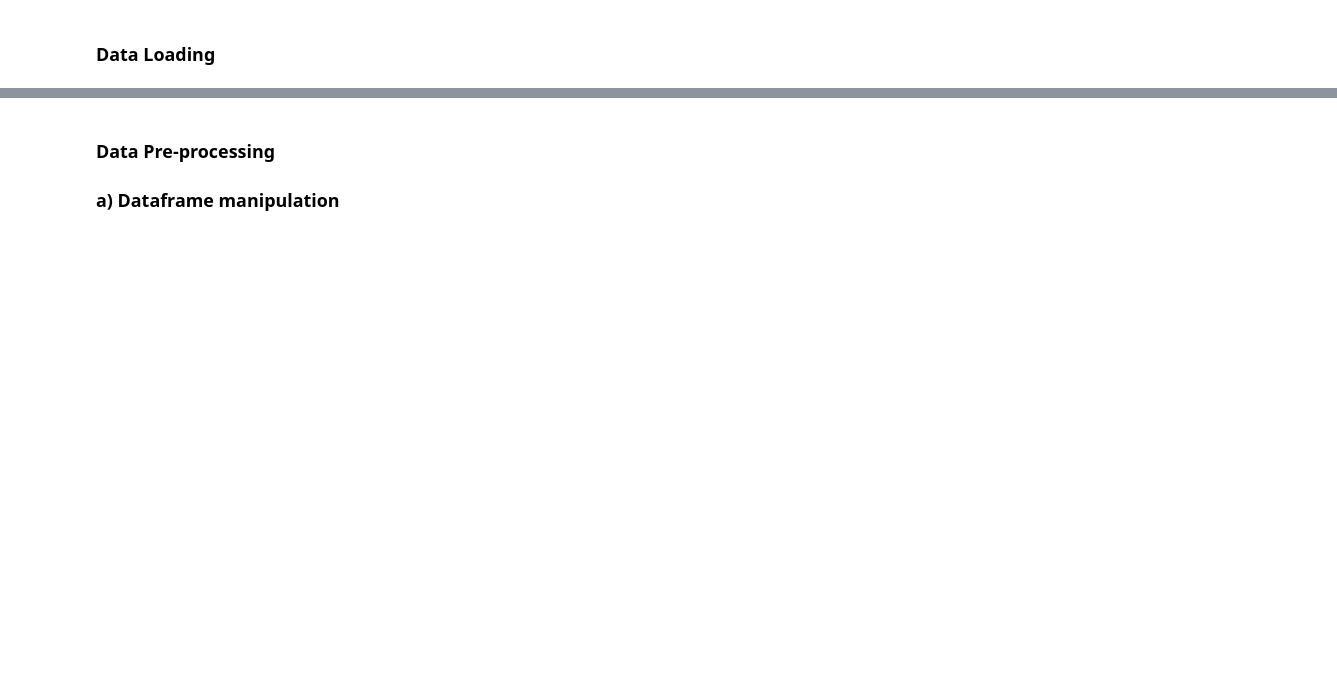
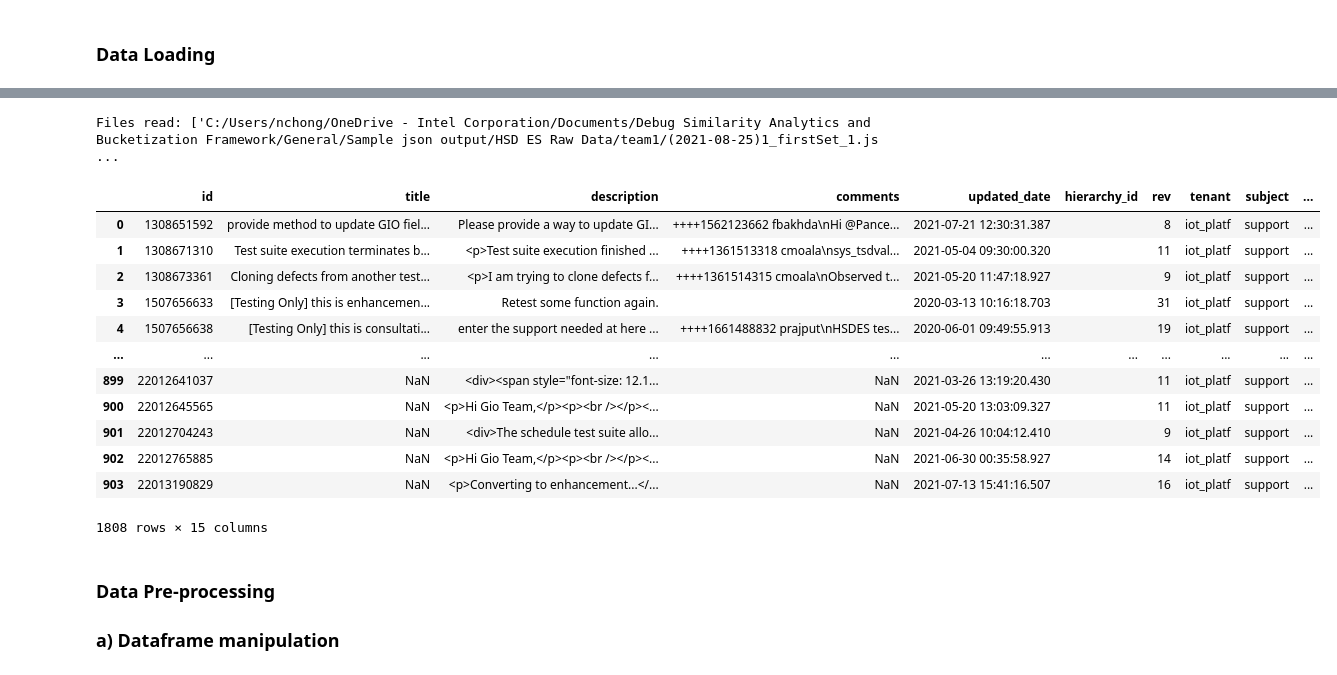
Before and after one commit to NicoleNL/ML-Track, a Jupyter notebook: Similarity_analytics_20210921.ipynb, the cells around one changed output, grey strips where cells are left out. Cells and saved outputs as stored; diff of their text form; code cells hidden in the pictures; blank space fills up the shorter version.

```diff
--- a/Similarity_analytics_20210921.ipynb
+++ b/Similarity_analytics_20210921.ipynb
@@ -93,8 +102,23 @@ df
 # %%
 #load only files that follow the agreed format, choose file by date
-# date= "2021-08-25"
-# df = data_loading(path,df=None,date = date)
-# df
+# df2 = data_loading(path,date_list=["2021-08-25","2021-10-11"])
+df2 = data_loading(path,date_list=["2021-08-25"])
+df2
+# %% [output]
+Files read: ['C:/Users/nchong/OneDrive - Intel Corporation/Documents/Debug Similarity Analytics and Bucketization Framework/General/Sample json output/HSD ES Raw Data/team1/(2021-08-25)1_firstSet_1.js ...
+|  | id | title | description | comments | updated_date | hierarchy_id | rev | tenant | subject | ... |
+| 0 | 1308651592 | provide method to update GIO fiel... | Please provide a way to update GI... | ++++1562123662 fbakhda\nHi @Pance... | 2021-07-21 12:30:31.387 |  | 8 | iot_platf | support | ... |
+| 1 | 1308671310 | Test suite execution terminates b... | <p>Test suite execution finished ... | ++++1361513318 cmoala\nsys_tsdval... | 2021-05-04 09:30:00.320 |  | 11 | iot_platf | support | ... |
+| 2 | 1308673361 | Cloning defects from another test... | <p>I am trying to clone defects f... | ++++1361514315 cmoala\nObserved t... | 2021-05-20 11:47:18.927 |  | 9 | iot_platf | support | ... |
+| 3 | 1507656633 | [Testing Only] this is enhancemen... | Retest some function again. |  | 2020-03-13 10:16:18.703 |  | 31 | iot_platf | support | ... |
+| 4 | 1507656638 | [Testing Only] this is consultati... | enter the support needed at here ... | ++++1661488832 prajput\nHSDES tes... | 2020-06-01 09:49:55.913 |  | 19 | iot_platf | support | ... |
+| ... | ... | ... | ... | ... | ... | ... | ... | ... | ... | ... |
+| 899 | 22012641037 | NaN | <div><span style="font-size: 12.1... | NaN | 2021-03-26 13:19:20.430 |  | 11 | iot_platf | support | ... |
+| 900 | 22012645565 | NaN | <p>Hi Gio Team,</p><p><br /></p><... | NaN | 2021-05-20 13:03:09.327 |  | 11 | iot_platf | support | ... |
+| 901 | 22012704243 | NaN | <div>The schedule test suite allo... | NaN | 2021-04-26 10:04:12.410 |  | 9 | iot_platf | support | ... |
+| 902 | 22012765885 | NaN | <p>Hi Gio Team,</p><p><br /></p><... | NaN | 2021-06-30 00:35:58.927 |  | 14 | iot_platf | support | ... |
+| 903 | 22013190829 | NaN | <p>Converting to enhancement...</... | NaN | 2021-07-13 15:41:16.507 |  | 16 | iot_platf | support | ... |
+1808 rows × 15 columns
 # %% [markdown]
 ### Data Pre-processing
 
```
Also changed, not shown: parts of 71 cells of this notebook.
